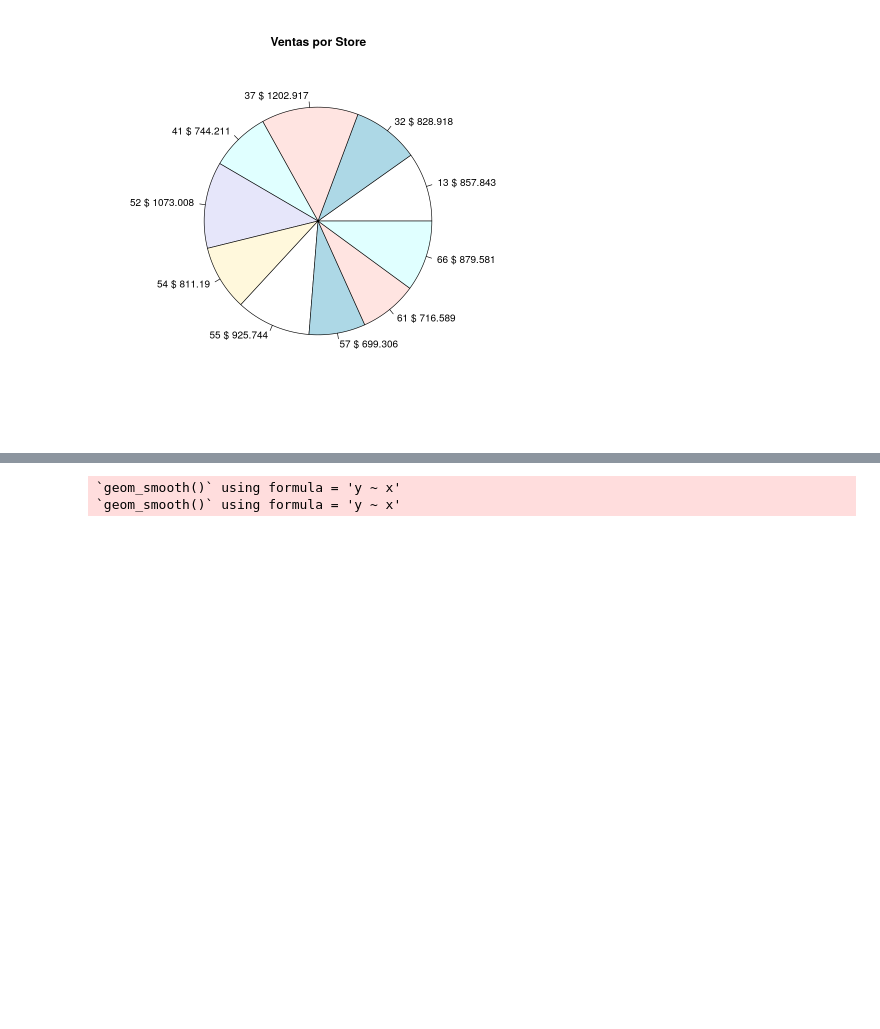
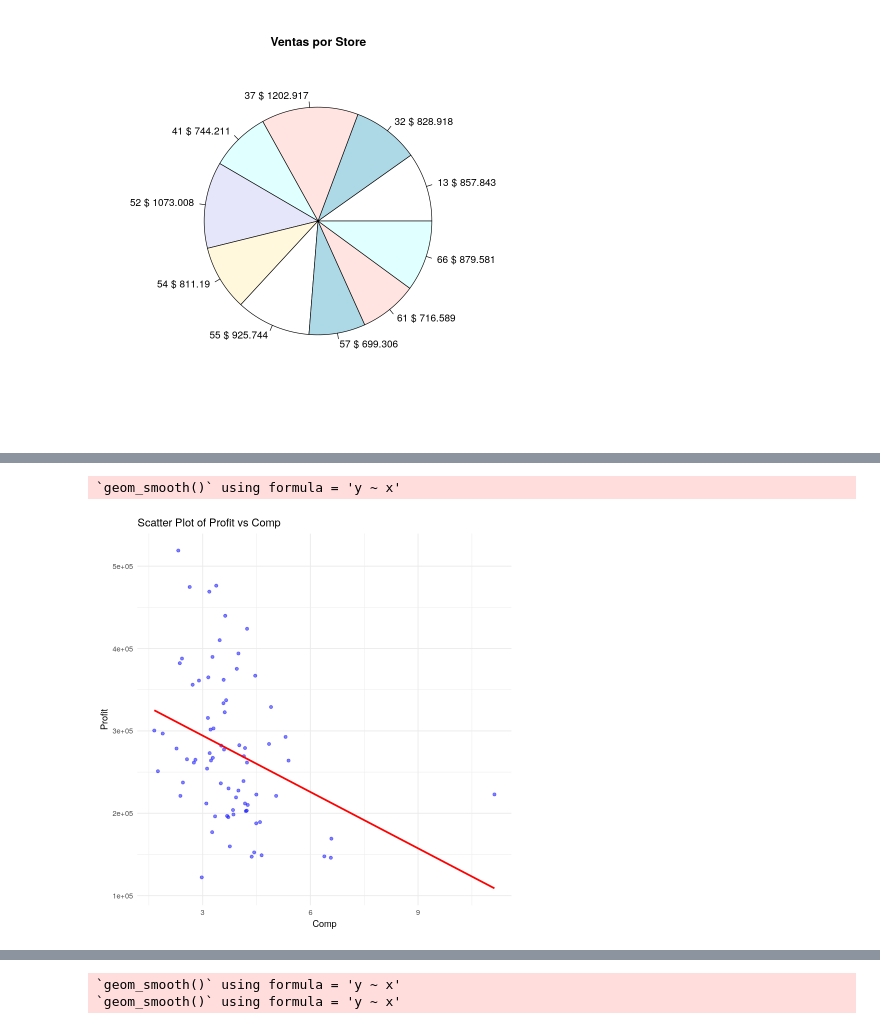
Before and after one commit to gdelgador/devcontainers-rstudio, a Jupyter notebook: explore-data/data_exploration.ipynb, the cells around one changed output, grey strips where cells are left out. Saved outputs shown, nothing was run; the diff lists cells and outputs as text; code cells hidden in the pictures; blank space fills up the shorter version.

```diff
--- a/explore-data/data_exploration.ipynb
+++ b/explore-data/data_exploration.ipynb
@@ -182,0 +250,6 @@ pie(sales_by_store$total_sales, labels = paste(sales_by_store$store, "$", sales_
+# %%
+# Usar la función para crear un gráfico de Profit vs Sales
+create_scatter_plot(data, "Comp", "Profit")
+# %% [output]
+`geom_smooth()` using formula = 'y ~ x'
+[figure, added]
```
Also changed, not shown: parts of 31 cells of this notebook.
